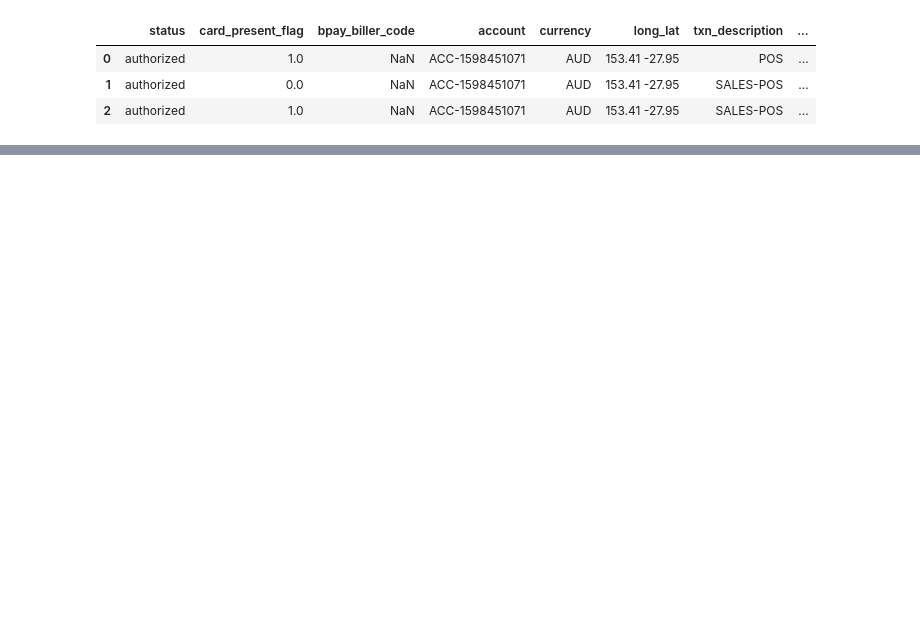
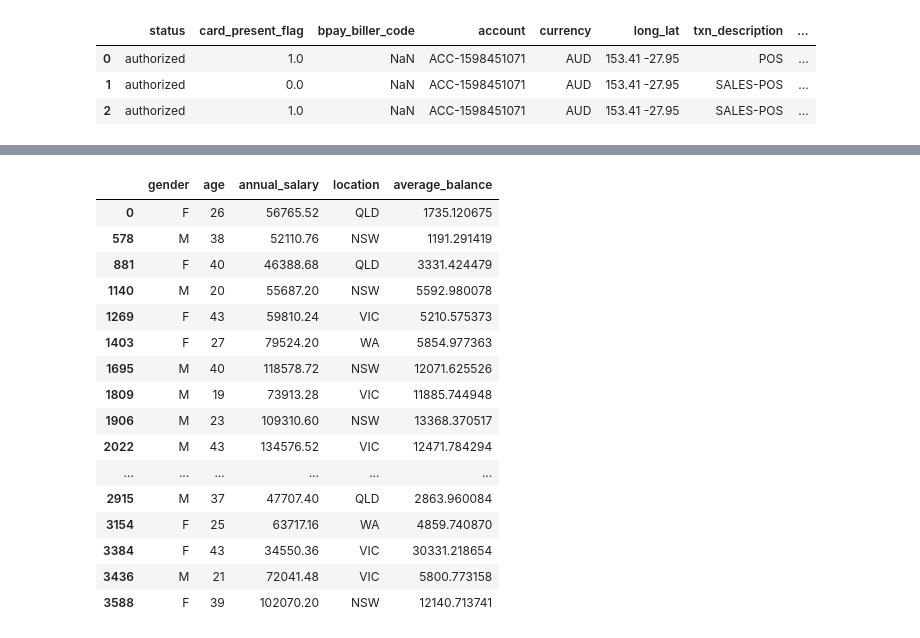
Before and after one commit to nug1209/ANZ_Data_Virtual_Experience, a Jupyter notebook: ANZ_Data_Analytics.ipynb, the cells around one changed output, grey strips where cells are left out. Drawn from its saved outputs; the diff is of its cells as text; code cells hidden in the pictures; blank space fills up the shorter version.

```diff
--- a/ANZ_Data_Analytics.ipynb
+++ b/ANZ_Data_Analytics.ipynb
@@ -737,0 +748,4 @@ df_sal.head()
+# %%
+df_bal = df.groupby(['account'])['balance'].mean().reset_index()
+df_bal = df_bal.rename(columns={'balance':'average_balance'})
+df_bal.head(3)
@@ -745,0 +784,21 @@ df.head(3)
+# %%
+df_mod = df_mod.drop(columns=['account'])
+df_mod.head(20)
+# %% [output]
+|  | gender | age | annual_salary | location | average_balance |
+| 0 | F | 26 | 56765.52 | QLD | 1735.120675 |
+| 578 | M | 38 | 52110.76 | NSW | 1191.291419 |
+| 881 | F | 40 | 46388.68 | QLD | 3331.424479 |
+| 1140 | M | 20 | 55687.20 | NSW | 5592.980078 |
+| 1269 | F | 43 | 59810.24 | VIC | 5210.575373 |
+| 1403 | F | 27 | 79524.20 | WA | 5854.977363 |
+| 1695 | M | 40 | 118578.72 | NSW | 12071.625526 |
+| 1809 | M | 19 | 73913.28 | VIC | 11885.744948 |
+| 1906 | M | 23 | 109310.60 | NSW | 13368.370517 |
+| 2022 | M | 43 | 134576.52 | VIC | 12471.784294 |
+| ... | ... | ... | ... | ... | ... |
+| 2915 | M | 37 | 47707.40 | QLD | 2863.960084 |
+| 3154 | F | 25 | 63717.16 | WA | 4859.740870 |
+| 3384 | F | 43 | 34550.36 | VIC | 30331.218654 |
+| 3436 | M | 21 | 72041.48 | VIC | 5800.773158 |
+| 3588 | F | 39 | 102070.20 | NSW | 12140.713741 |
```
Also changed, not shown: parts of 12 cells of this notebook.
